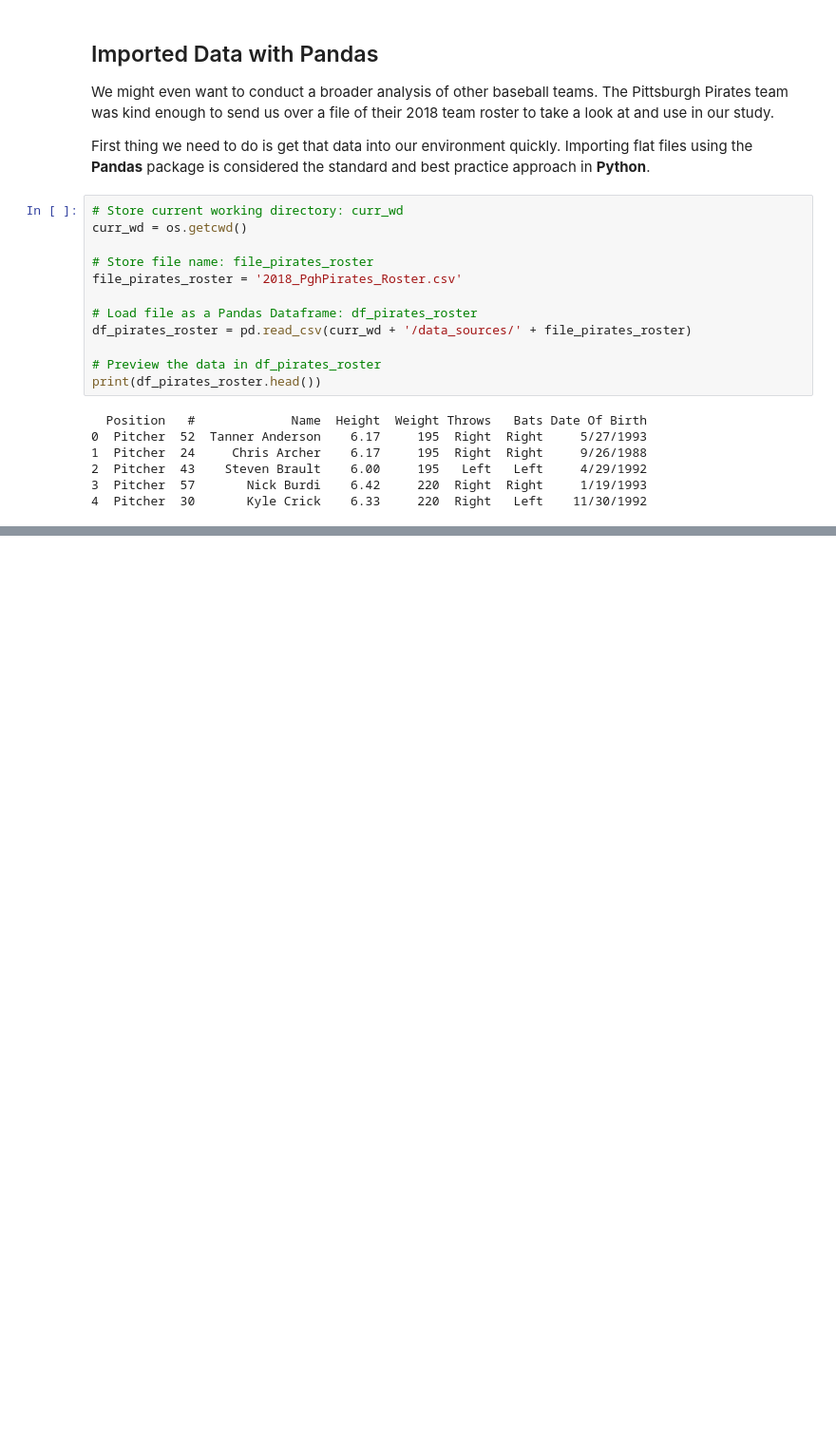
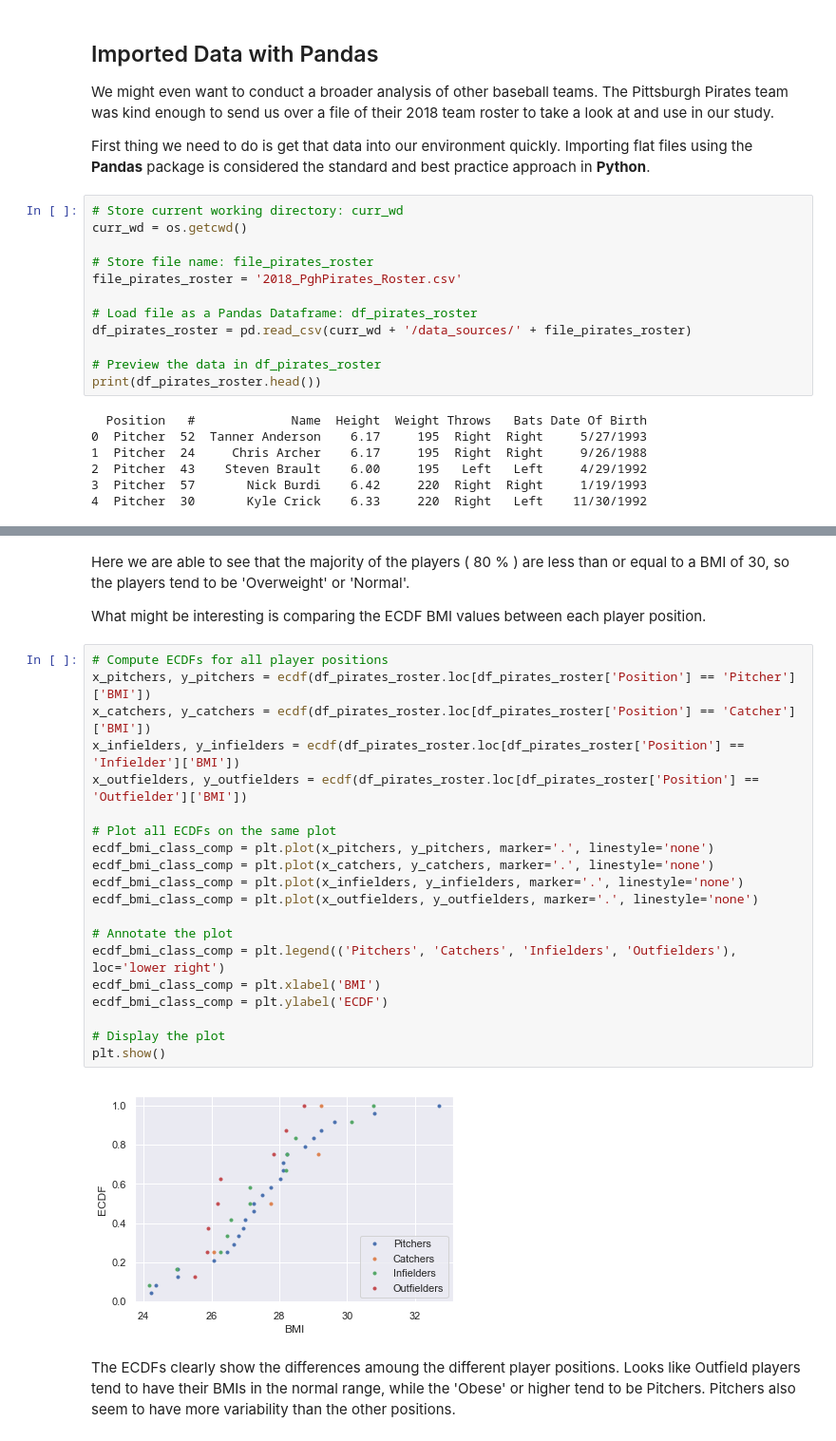
Before and after one commit to SQLDataNinja/pyDataScienceAdventure, a Jupyter notebook: PythonProgramming_Pandas.ipynb, the cells around one changed output, grey strips where cells are left out. Shown at 95% size. Saved outputs shown, nothing was run; the diff lists cells and outputs as text; blank space fills up the shorter version.

```diff
--- a/PythonProgramming_Pandas.ipynb
+++ b/PythonProgramming_Pandas.ipynb
@@ -35,0 +242,28 @@ print(df_pirates_roster.head())
+# %% [markdown]
+Here we are able to see that the majority of the players ( 80 % ) are less than or equal to a BMI of 30, so the players tend to be 'Overweight' or 'Normal'.
+
+What might be interesting is comparing the ECDF BMI values between each player position.
+# %%
+# Compute ECDFs for all player positions
+x_pitchers, y_pitchers = ecdf(df_pirates_roster.loc[df_pirates_roster['Position'] == 'Pitcher']['BMI'])
+x_catchers, y_catchers = ecdf(df_pirates_roster.loc[df_pirates_roster['Position'] == 'Catcher']['BMI'])
+x_infielders, y_infielders = ecdf(df_pirates_roster.loc[df_pirates_roster['Position'] == 'Infielder']['BMI'])
+x_outfielders, y_outfielders = ecdf(df_pirates_roster.loc[df_pirates_roster['Position'] == 'Outfielder']['BMI'])
+
+# Plot all ECDFs on the same plot
+ecdf_bmi_class_comp = plt.plot(x_pitchers, y_pitchers, marker='.', linestyle='none')
+ecdf_bmi_class_comp = plt.plot(x_catchers, y_catchers, marker='.', linestyle='none')
+ecdf_bmi_class_comp = plt.plot(x_infielders, y_infielders, marker='.', linestyle='none')
+ecdf_bmi_class_comp = plt.plot(x_outfielders, y_outfielders, marker='.', linestyle='none')
+
+# Annotate the plot
+ecdf_bmi_class_comp = plt.legend(('Pitchers', 'Catchers', 'Infielders', 'Outfielders'), loc='lower right')
+ecdf_bmi_class_comp = plt.xlabel('BMI')
+ecdf_bmi_class_comp = plt.ylabel('ECDF')
+
+# Display the plot
+plt.show()
+# %% [output]
+[figure, added]
+# %% [markdown]
+The ECDFs clearly show the differences amoung the different player positions. Looks like Outfield players tend to have their BMIs in the normal range, while the 'Obese' or higher tend to be Pitchers. Pitchers also seem to have more variability than the other positions.
```
Also changed, not shown: parts of 30 cells of this notebook.
